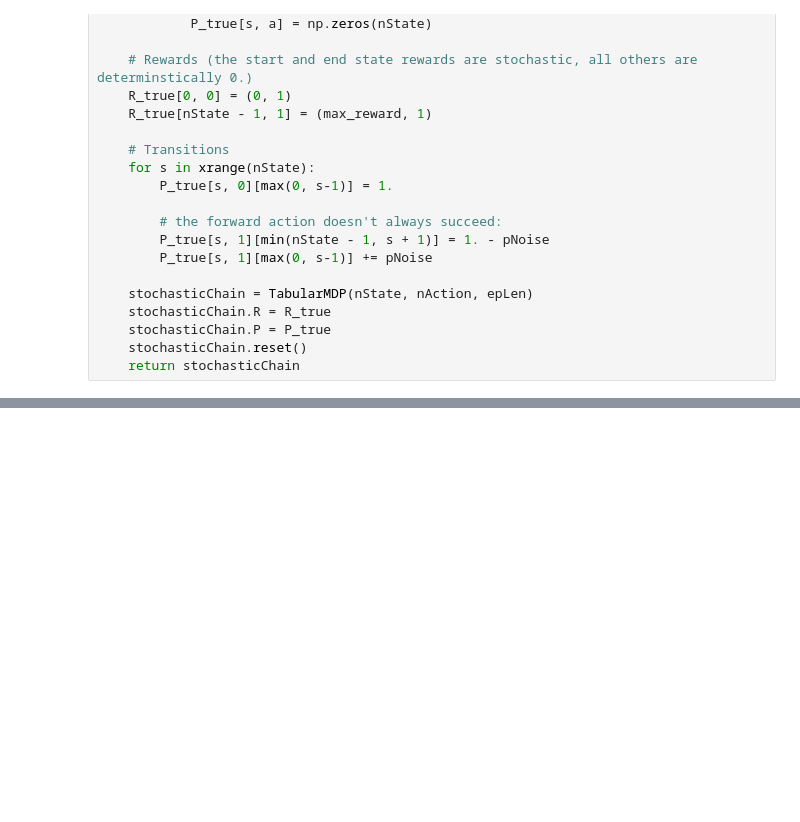
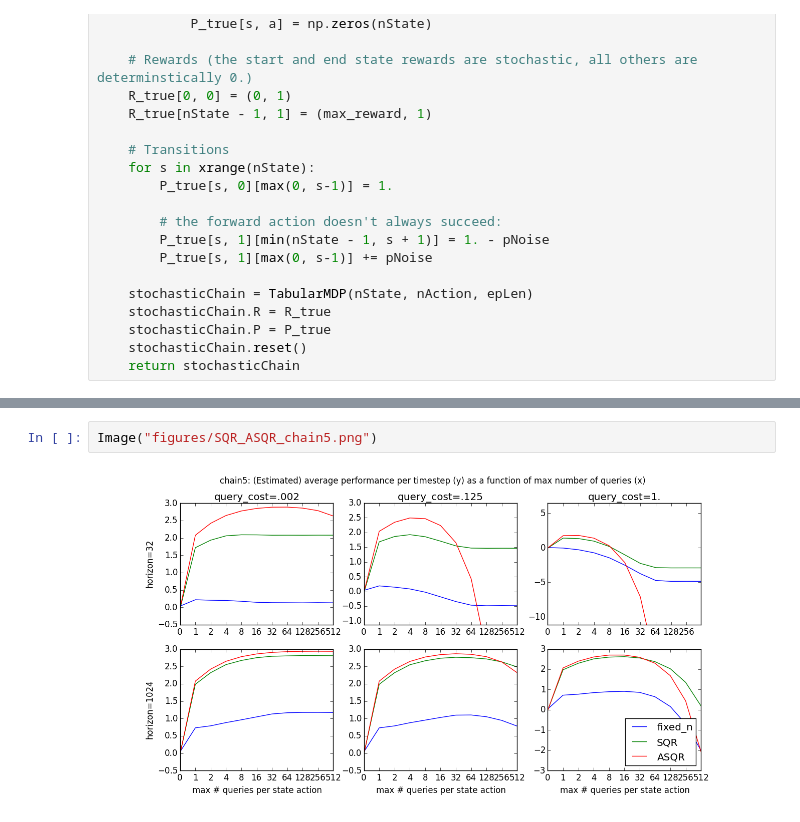
Before and after one commit to capybaralet/TabulaRL, a Jupyter notebook: src/dk_aug28.ipynb, the cells around one changed output, grey strips where cells are left out. Drawn from its saved outputs; the diff is of its cells as text; blank space fills up the shorter version.

```diff
--- a/src/dk_aug28.ipynb
+++ b/src/dk_aug28.ipynb
@@ -85,0 +104,4 @@ For a more thorough description of SQR and ASQR, see: https://github.com/capybar
+# %%
+Image("figures/SQR_ASQR_chain5.png")
+# %% [output]
+[figure, added]
```
Also changed, not shown: parts of 15 cells of this notebook, 3 other files.
